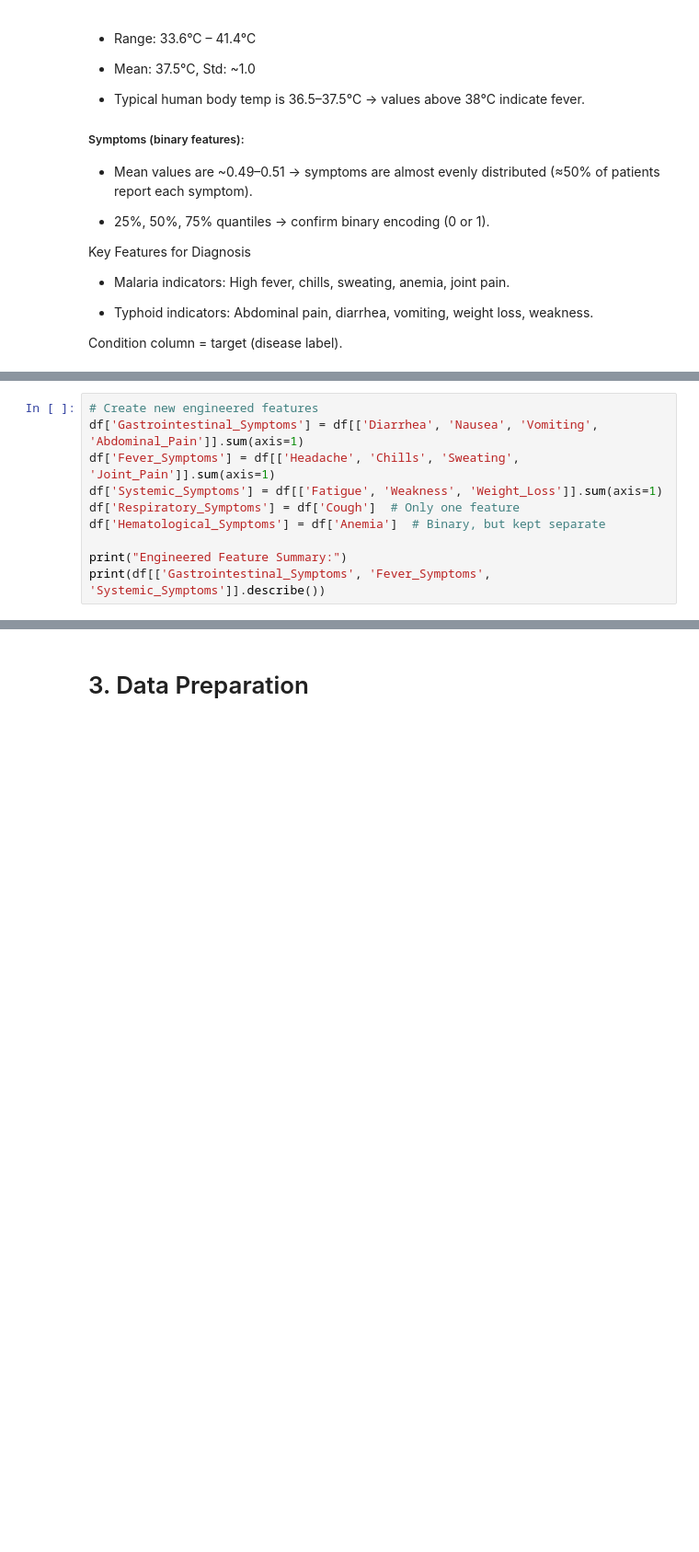
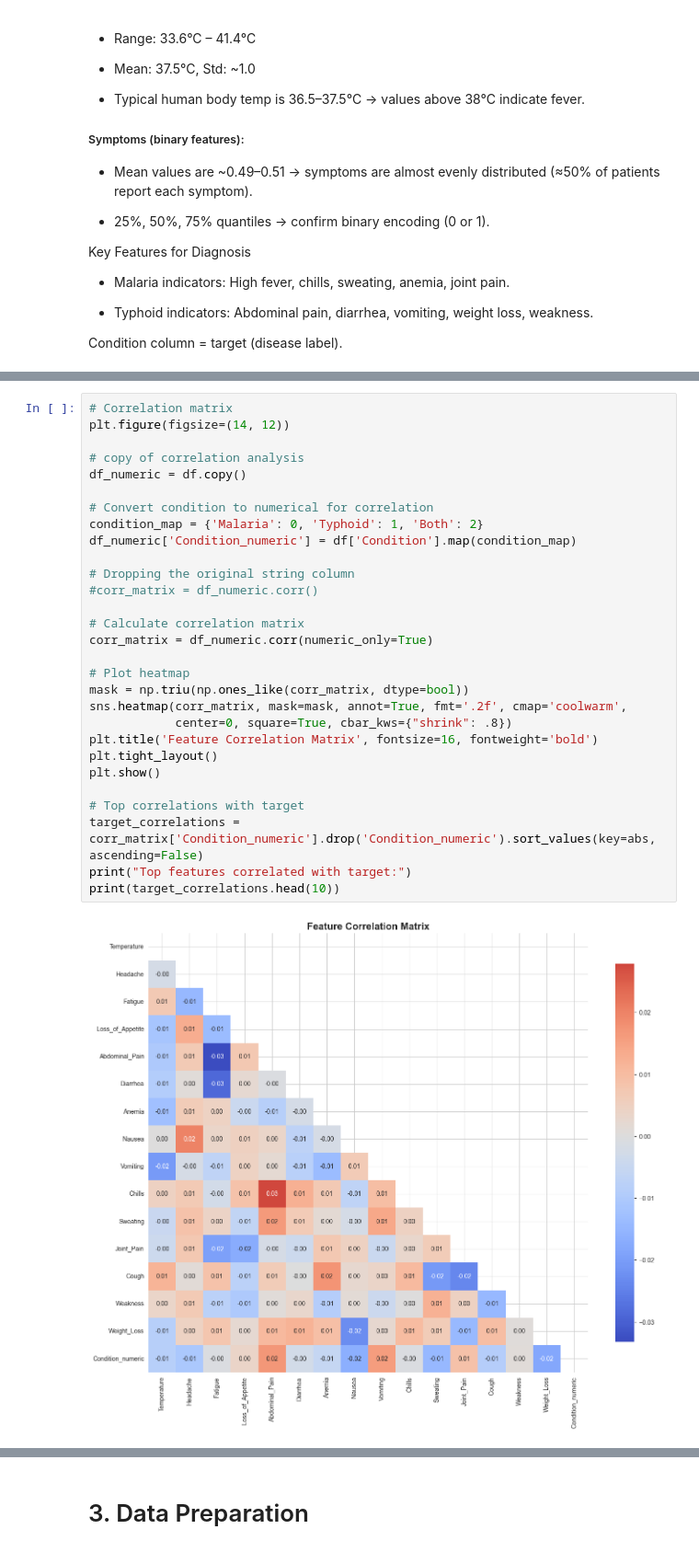
Before and after one commit to edwardopare/Malaria-Typhoid-ML, a Jupyter notebook: modelling/Notebook.ipynb, the cells around one changed output, grey strips where cells are left out. Shown at 92% size. Saved outputs shown, nothing was run; the diff lists cells and outputs as text; blank space fills up the shorter version.

```diff
--- a/modelling/Notebook.ipynb
+++ b/modelling/Notebook.ipynb
@@ -346,10 +173,0 @@ Name: Temperature, dtype: float64
-# %%
-# Create new engineered features
-df['Gastrointestinal_Symptoms'] = df[['Diarrhea', 'Nausea', 'Vomiting', 'Abdominal_Pain']].sum(axis=1)
-df['Fever_Symptoms'] = df[['Headache', 'Chills', 'Sweating', 'Joint_Pain']].sum(axis=1)
-df['Systemic_Symptoms'] = df[['Fatigue', 'Weakness', 'Weight_Loss']].sum(axis=1)
-df['Respiratory_Symptoms'] = df['Cough']  # Only one feature
-df['Hematological_Symptoms'] = df['Anemia']  # Binary, but kept separate
-
-print("Engineered Feature Summary:")
-print(df[['Gastrointestinal_Symptoms', 'Fever_Symptoms', 'Systemic_Symptoms']].describe())
@@ -554,0 +312,31 @@ Top features by absolute correlation (though weak overall):
+# %%
+# Correlation matrix
+plt.figure(figsize=(14, 12))
+
+# copy of correlation analysis
+df_numeric = df.copy()
+
+# Convert condition to numerical for correlation
+condition_map = {'Malaria': 0, 'Typhoid': 1, 'Both': 2}
+df_numeric['Condition_numeric'] = df['Condition'].map(condition_map)
+
+# Dropping the original string column
+#corr_matrix = df_numeric.corr()
+
+# Calculate correlation matrix
+corr_matrix = df_numeric.corr(numeric_only=True)
+
+# Plot heatmap
+mask = np.triu(np.ones_like(corr_matrix, dtype=bool))
+sns.heatmap(corr_matrix, mask=mask, annot=True, fmt='.2f', cmap='coolwarm',
+            center=0, square=True, cbar_kws={"shrink": .8})
+plt.title('Feature Correlation Matrix', fontsize=16, fontweight='bold')
+plt.tight_layout()
+plt.show()
+
+# Top correlations with target
+target_correlations = corr_matrix['Condition_numeric'].drop('Condition_numeric').sort_values(key=abs, ascending=False)
+print("Top features correlated with target:")
+print(target_correlations.head(10))
+# %% [output]
+[figure, added]
```
Also changed, not shown: parts of 64 cells of this notebook.
